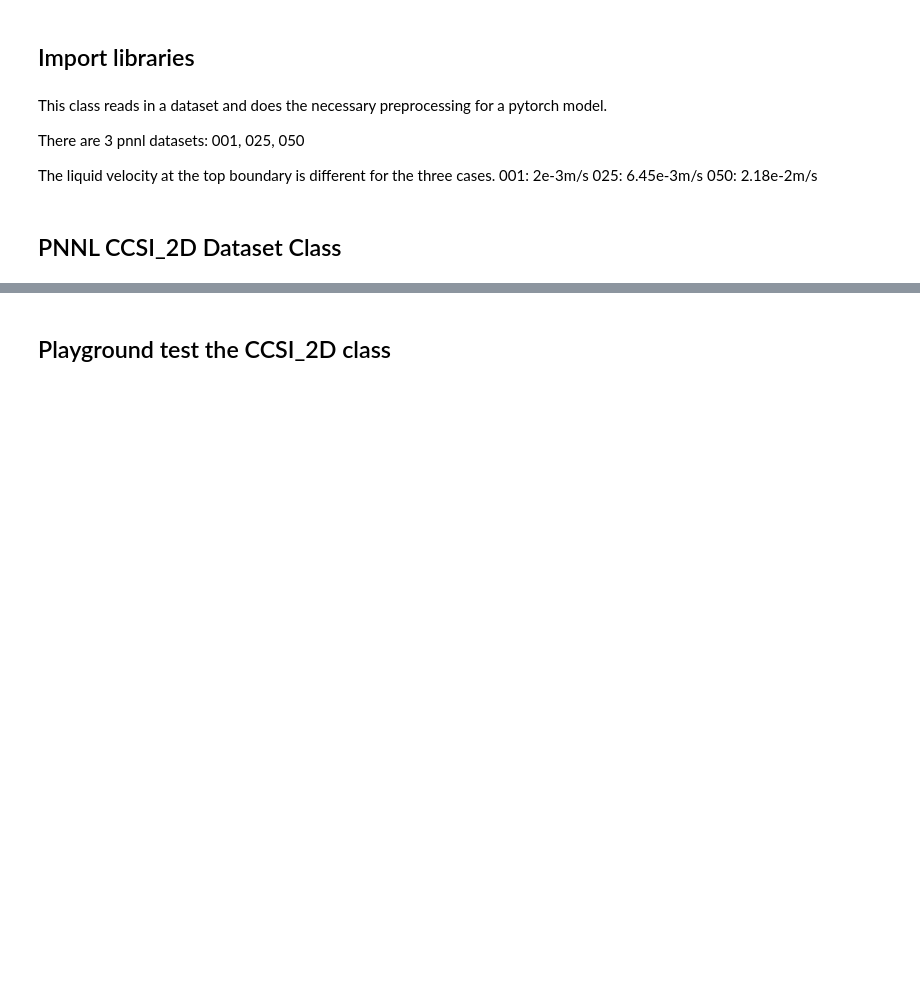
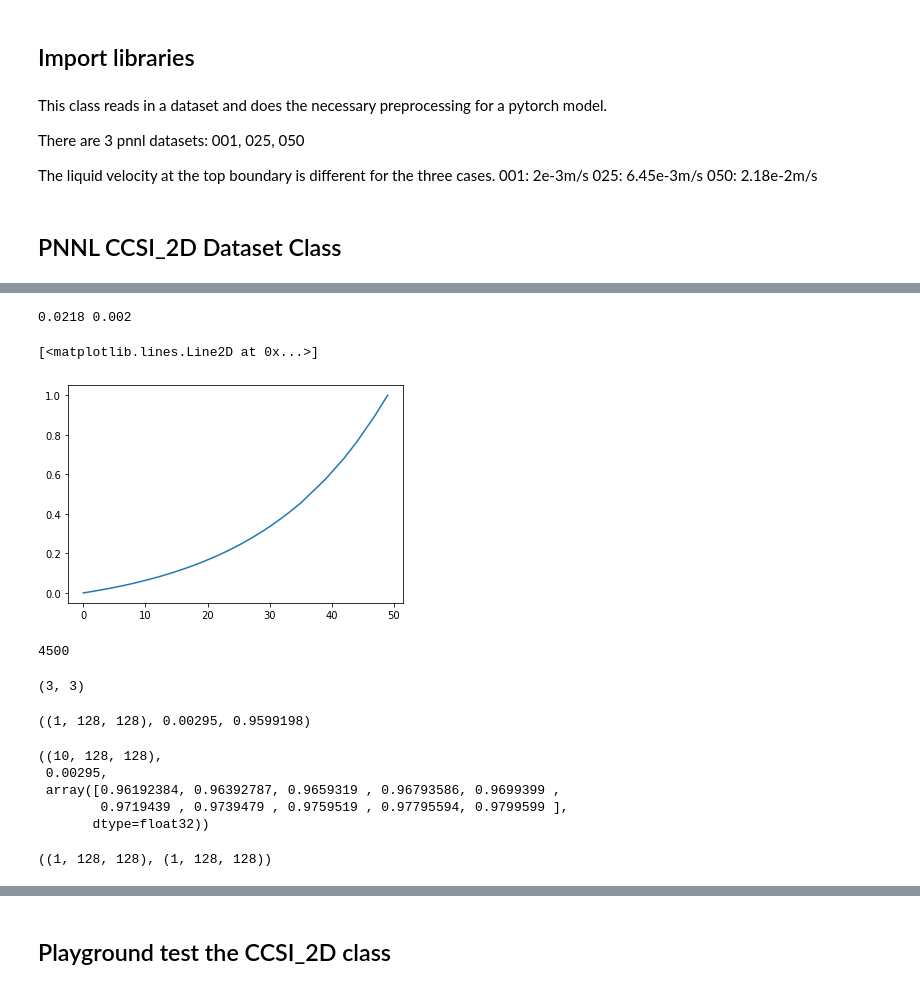
Before and after one commit to dwidemann/surrogates4sims, a Jupyter notebook: 01_pnnl_dataset.ipynb, the cells around one changed output, grey strips where cells are left out. Saved outputs shown, nothing was run; the diff lists cells and outputs as text; code cells hidden in the pictures; blank space fills up the shorter version.

```diff
--- a/01_pnnl_dataset.ipynb
+++ b/01_pnnl_dataset.ipynb
@@ -242,0 +416,38 @@ def inversePreprocessFcn(X,mx=[5.46,4.1,1.,2012.],
+# %%
+mx = np.max(inletVelocity)
+mn = np.min(inletVelocity)
+print(mx,mn)
+normalized_inletVelocity = (inletVelocity - mn)/(mx - mn)
+plt.plot(normalized_inletVelocity)
+# %% [output]
+0.0218 0.002
+[<matplotlib.lines.Line2D at 0x...>]
+[figure, added]
+# %%
+D = CCSI_2D(testSimFiles)
+len(D)
+# %% [output]
+4500
+# %%
+X,Y = D[10]
+len(X), len(Y)
+# %% [output]
+(3, 3)
+# %%
+X[0].shape, X[1], X[2]
+# %% [output]
+((1, 128, 128), 0.00295, 0.9599198)
+# %%
+Y[0].shape, Y[1], Y[2]
+# %% [output]
+((10, 128, 128),
+ 0.00295,
+ array([0.96192384, 0.96392787, 0.9659319 , 0.96793586, 0.9699399 ,
+        0.9719439 , 0.9739479 , 0.9759519 , 0.97795594, 0.9799599 ],
+       dtype=float32))
+# %%
+D = CCSI_2D(testSimFiles,AE=True)
+X,Y = D[10]
+X.shape, Y.shape
+# %% [output]
+((1, 128, 128), (1, 128, 128))
```
Also changed, not shown: parts of 97 cells of this notebook, 3 other files.
